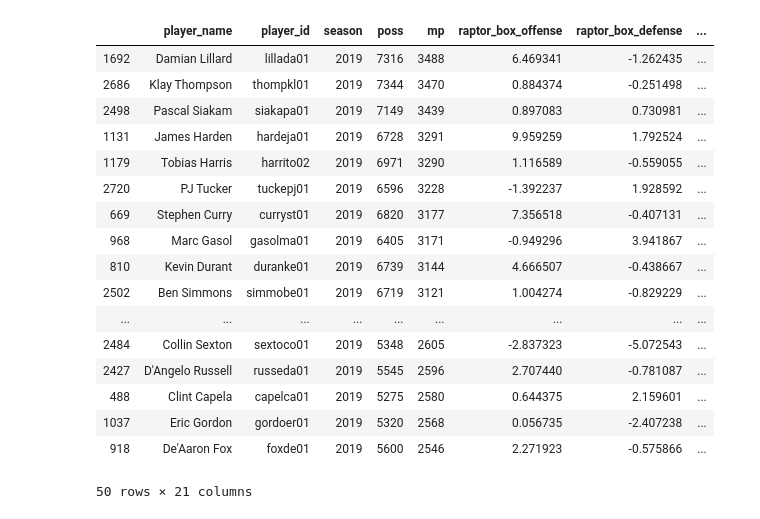
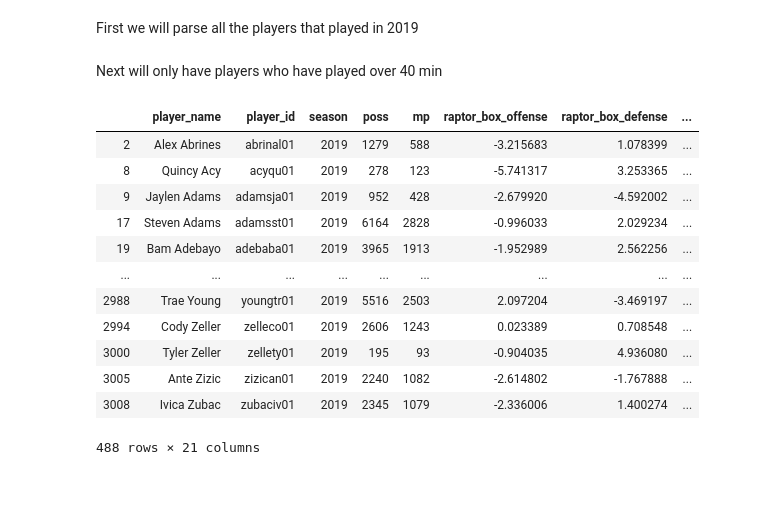
Before and after one commit to bsamaha/SportsData, a Jupyter notebook: NBA/NBADataByPlayer.ipynb, the cells around one changed output. Cells and saved outputs as stored; diff of their text form; code cells hidden in the pictures; blank space fills up the shorter version.

Commit message:
NBA STATS

```diff
--- a/NBA/NBADataByPlayer.ipynb
+++ b/NBA/NBADataByPlayer.ipynb
@@ -6,6 +6,28 @@ df = pd.read_csv('modern_RAPTOR_by_player.csv')
 # %%
 is_2018 =  df['season']== 2018
 is_2019 =  df['season']== 2019
+# %% [markdown]
+First we will parse all the players that played in 2019
 # %%
 currentStats = df[is_2019]
+# %% [markdown]
+Next will only have players who have played over 40 min
+# %%
+topMinutes = currentStats[currentStats['mp'] > 40]
+# %%
+topMinutes #488 players
+# %% [output]
+|  | player_name | player_id | season | poss | mp | raptor_box_offense | raptor_box_defense | ... |
+| 2 | Alex Abrines | abrinal01 | 2019 | 1279 | 588 | -3.215683 | 1.078399 | ... |
+| 8 | Quincy Acy | acyqu01 | 2019 | 278 | 123 | -5.741317 | 3.253365 | ... |
+| 9 | Jaylen Adams | adamsja01 | 2019 | 952 | 428 | -2.679920 | -4.592002 | ... |
+| 17 | Steven Adams | adamsst01 | 2019 | 6164 | 2828 | -0.996033 | 2.029234 | ... |
+| 19 | Bam Adebayo | adebaba01 | 2019 | 3965 | 1913 | -1.952989 | 2.562256 | ... |
+| ... | ... | ... | ... | ... | ... | ... | ... | ... |
+| 2988 | Trae Young | youngtr01 | 2019 | 5516 | 2503 | 2.097204 | -3.469197 | ... |
+| 2994 | Cody Zeller | zelleco01 | 2019 | 2606 | 1243 | 0.023389 | 0.708548 | ... |
+| 3000 | Tyler Zeller | zellety01 | 2019 | 195 | 93 | -0.904035 | 4.936080 | ... |
+| 3005 | Ante Zizic | zizican01 | 2019 | 2240 | 1082 | -2.614802 | -1.767888 | ... |
+| 3008 | Ivica Zubac | zubaciv01 | 2019 | 2345 | 1079 | -2.336006 | 1.400274 | ... |
+488 rows × 21 columns
 # %%
@@ -13,21 +34,0 @@ top50 = currentStats.sort_values(by='mp', ascending=False).head(50)
-# %%
-top50
-# %% [output]
-|  | player_name | player_id | season | poss | mp | raptor_box_offense | raptor_box_defense | ... |
-| 1692 | Damian Lillard | lillada01 | 2019 | 7316 | 3488 | 6.469341 | -1.262435 | ... |
-| 2686 | Klay Thompson | thompkl01 | 2019 | 7344 | 3470 | 0.884374 | -0.251498 | ... |
-| 2498 | Pascal Siakam | siakapa01 | 2019 | 7149 | 3439 | 0.897083 | 0.730981 | ... |
-| 1131 | James Harden | hardeja01 | 2019 | 6728 | 3291 | 9.959259 | 1.792524 | ... |
-| 1179 | Tobias Harris | harrito02 | 2019 | 6971 | 3290 | 1.116589 | -0.559055 | ... |
-| 2720 | PJ Tucker | tuckepj01 | 2019 | 6596 | 3228 | -1.392237 | 1.928592 | ... |
-| 669 | Stephen Curry | curryst01 | 2019 | 6820 | 3177 | 7.356518 | -0.407131 | ... |
-| 968 | Marc Gasol | gasolma01 | 2019 | 6405 | 3171 | -0.949296 | 3.941867 | ... |
-| 810 | Kevin Durant | duranke01 | 2019 | 6739 | 3144 | 4.666507 | -0.438667 | ... |
-| 2502 | Ben Simmons | simmobe01 | 2019 | 6719 | 3121 | 1.004274 | -0.829229 | ... |
-| ... | ... | ... | ... | ... | ... | ... | ... | ... |
-| 2484 | Collin Sexton | sextoco01 | 2019 | 5348 | 2605 | -2.837323 | -5.072543 | ... |
-| 2427 | D'Angelo Russell | russeda01 | 2019 | 5545 | 2596 | 2.707440 | -0.781087 | ... |
-| 488 | Clint Capela | capelca01 | 2019 | 5275 | 2580 | 0.644375 | 2.159601 | ... |
-| 1037 | Eric Gordon | gordoer01 | 2019 | 5320 | 2568 | 0.056735 | -2.407238 | ... |
-| 918 | De'Aaron Fox | foxde01 | 2019 | 5600 | 2546 | 2.271923 | -0.575866 | ... |
-50 rows × 21 columns
```
Also changed, not shown: parts of 5 cells of this notebook.
